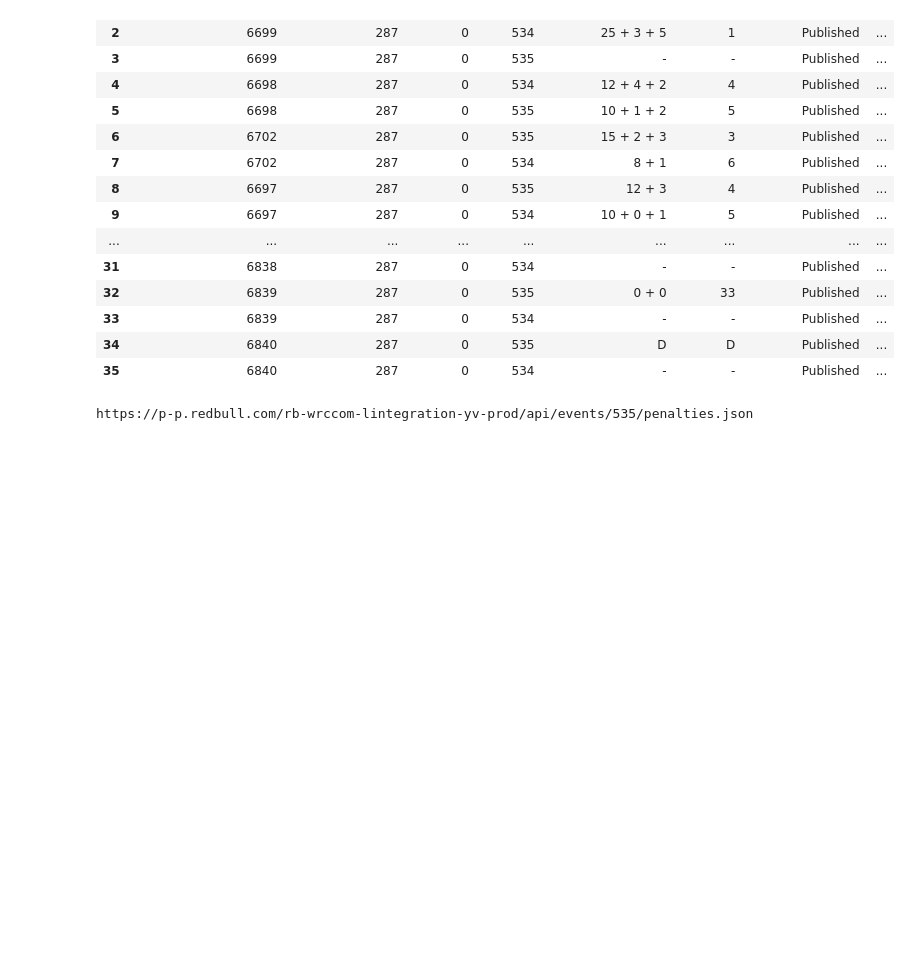
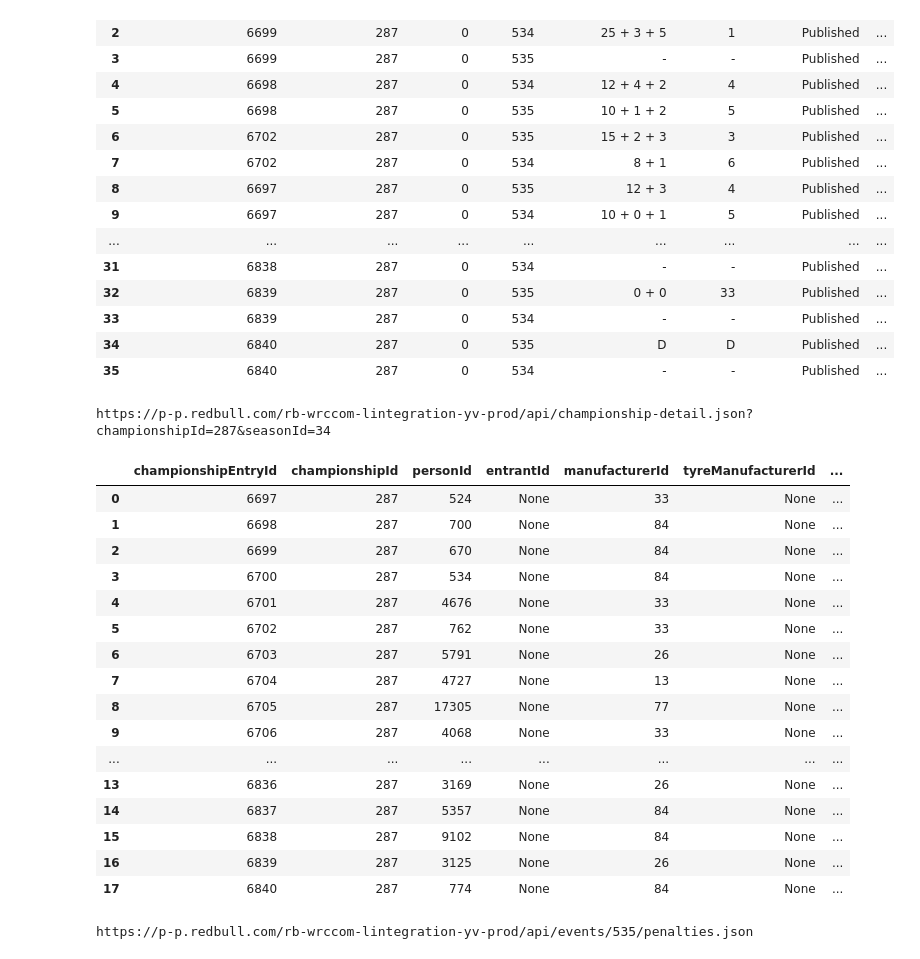
Before and after one commit to RallyDataJunkie/wrc-shinylive, a Jupyter notebook: src/shinyapp/.newRedBullAPI.ipynb, the cells around one changed output. Saved outputs shown, nothing was run; the diff lists cells and outputs as text; code cells hidden in the pictures; blank space fills up the shorter version.

```diff
--- a/src/shinyapp/.newRedBullAPI.ipynb
+++ b/src/shinyapp/.newRedBullAPI.ipynb
@@ -879,6 +991,28 @@ wrc.getChampionshipByRound()
 | 33 | 6839 | 287 | 0 | 534 | - | - | Published | ... |
 | 34 | 6840 | 287 | 0 | 535 | D | D | Published | ... |
 | 35 | 6840 | 287 | 0 | 534 | - | - | Published | ... |
+# %%
+championshipRounds_df, championshipEntries_df, championshipCountries_df = wrc._getChampionshipDetail()
+championshipEntries_df
+# %% [output]
+https://p-p.redbull.com/rb-wrccom-lintegration-yv-prod/api/championship-detail.json?championshipId=287&seasonId=34
+|  | championshipEntryId | championshipId | personId | entrantId | manufacturerId | tyreManufacturerId | ... |
+| 0 | 6697 | 287 | 524 | None | 33 | None | ... |
+| 1 | 6698 | 287 | 700 | None | 84 | None | ... |
+| 2 | 6699 | 287 | 670 | None | 84 | None | ... |
+| 3 | 6700 | 287 | 534 | None | 84 | None | ... |
+| 4 | 6701 | 287 | 4676 | None | 33 | None | ... |
+| 5 | 6702 | 287 | 762 | None | 33 | None | ... |
+| 6 | 6703 | 287 | 5791 | None | 26 | None | ... |
+| 7 | 6704 | 287 | 4727 | None | 13 | None | ... |
+| 8 | 6705 | 287 | 17305 | None | 77 | None | ... |
+| 9 | 6706 | 287 | 4068 | None | 33 | None | ... |
+| ... | ... | ... | ... | ... | ... | ... | ... |
+| 13 | 6836 | 287 | 3169 | None | 26 | None | ... |
+| 14 | 6837 | 287 | 5357 | None | 84 | None | ... |
+| 15 | 6838 | 287 | 9102 | None | 84 | None | ... |
+| 16 | 6839 | 287 | 3125 | None | 26 | None | ... |
+| 17 | 6840 | 287 | 774 | None | 84 | None | ... |
 # %%
 wrc.getPenalties()
 # %% [output]
```
Also changed, not shown: parts of 12 cells of this notebook, 1 other file.
